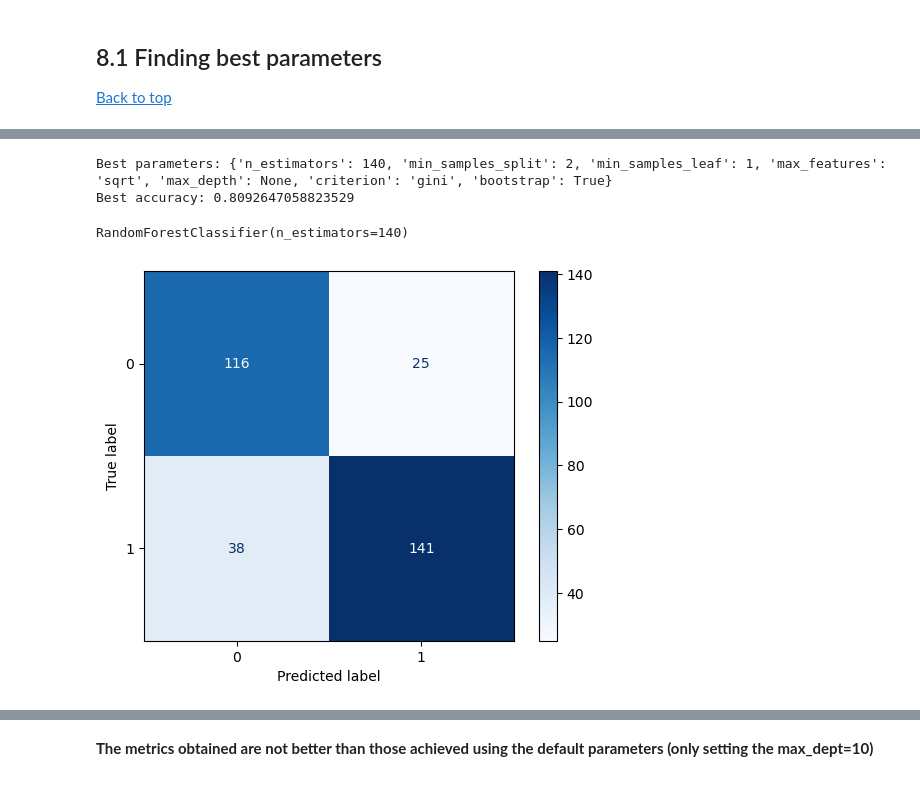
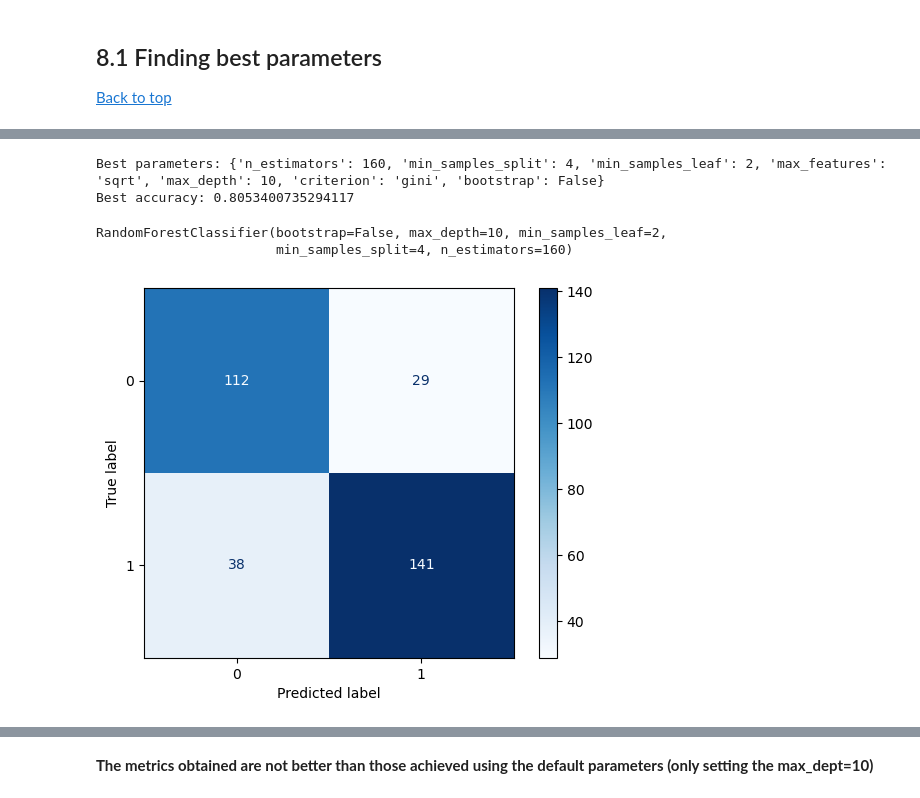
Before and after one commit to danielcamacho9712/Wine_Quality_ML_Project, a Jupyter notebook: wine_project.ipynb, the cells around one changed output, grey strips where cells are left out. Drawn from its saved outputs; the diff is of its cells as text; code cells hidden in the pictures.

Commit message:
Finishing the Project

```diff
--- a/wine_project.ipynb
+++ b/wine_project.ipynb
@@ -25,7 +25,7 @@ import seaborn as sns
 # 1. Import data <a id='imports_data'></a>
 [Back to top](#table_of_contents)
 # %%
-initial_wine_df = pd.read_csv(r'C:\Users\danie\Machine_Learning\datasets\datasets_for_Projects\winequality-red.csv')
+initial_wine_df = pd.read_csv(r'E:\git-hub_projects\datasets\winequality-red.csv')
 initial_wine_df
 # %% [output]
 |  | fixed acidity | volatile acidity | citric acid | residual sugar | chlorides | free sulfur dioxide | ... |
@@ -363,30 +363,32 @@ from sklearn.model_selection import RandomizedSearchCV
 rf = RandomForestClassifier(random_state=42)
 
 # Random search
-random_search = RandomizedSearchCV(rf, param_distributions=random_grid, n_iter=1000, cv=5, n_jobs=-1, scoring='accuracy', random_state=42)
+random_search = RandomizedSearchCV(rf, param_distributions=random_grid, n_iter=20, cv=5, n_jobs=-1, scoring='accuracy', random_state=42)
 random_search.fit(X_train, y_train)
 
 # Best parameters
 print("Best parameters:", random_search.best_params_)
 print("Best accuracy:", random_search.best_score_)
 # %% [output]
-Best parameters: {'n_estimators': 140, 'min_samples_split': 2, 'min_samples_leaf': 1, 'max_features': 'sqrt', 'max_depth': None, 'criterion': 'gini', 'bootstrap': True}
-Best accuracy: 0.8092647058823529
+Best parameters: {'n_estimators': 160, 'min_samples_split': 4, 'min_samples_leaf': 2, 'max_features': 'sqrt', 'max_depth': 10, 'criterion': 'gini', 'bootstrap': False}
+Best accuracy: 0.8053400735294117
 # %%
 forest_opt = RandomForestClassifier(**random_search.best_params_)
 
 forest_opt.fit(X_train, y_train)
 # %% [output]
-RandomForestClassifier(n_estimators=140)
+RandomForestClassifier(bootstrap=False, max_depth=10, min_samples_leaf=2,
+                       min_samples_split=4, n_estimators=160)
 # %%
 y_pred_opt = forest_opt.predict(X_test)
 
+comparision_table['R.Forest_opt'] = [accuracy_score(y_test, y_pred_opt), precision_score(y_test, y_pred_opt), recall_score(y_test, y_pred_opt), f1_score(y_test, y_pred_opt)]
 cm = confusion_matrix(y_test, y_pred_opt)
 disp = ConfusionMatrixDisplay(confusion_matrix=cm)
 disp.plot(cmap='Blues')
 plt.show()
 # %% [output]
-[figure, old version]
+[figure, new version]
 # %%
 print(f'Accuracy: {accuracy_score(y_test, y_pred_opt)}')
 print(f'Precision: {precision_score(y_test, y_pred_opt)}')
```
Also changed, not shown: parts of 8 cells of this notebook.
